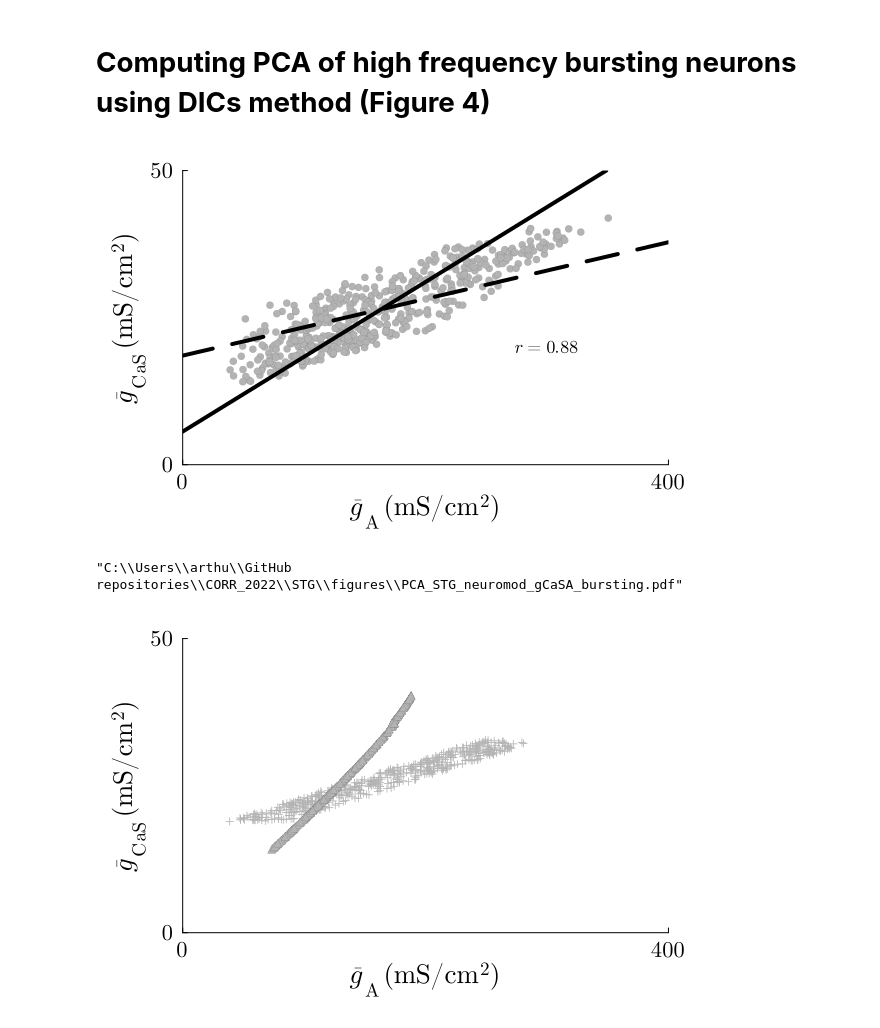
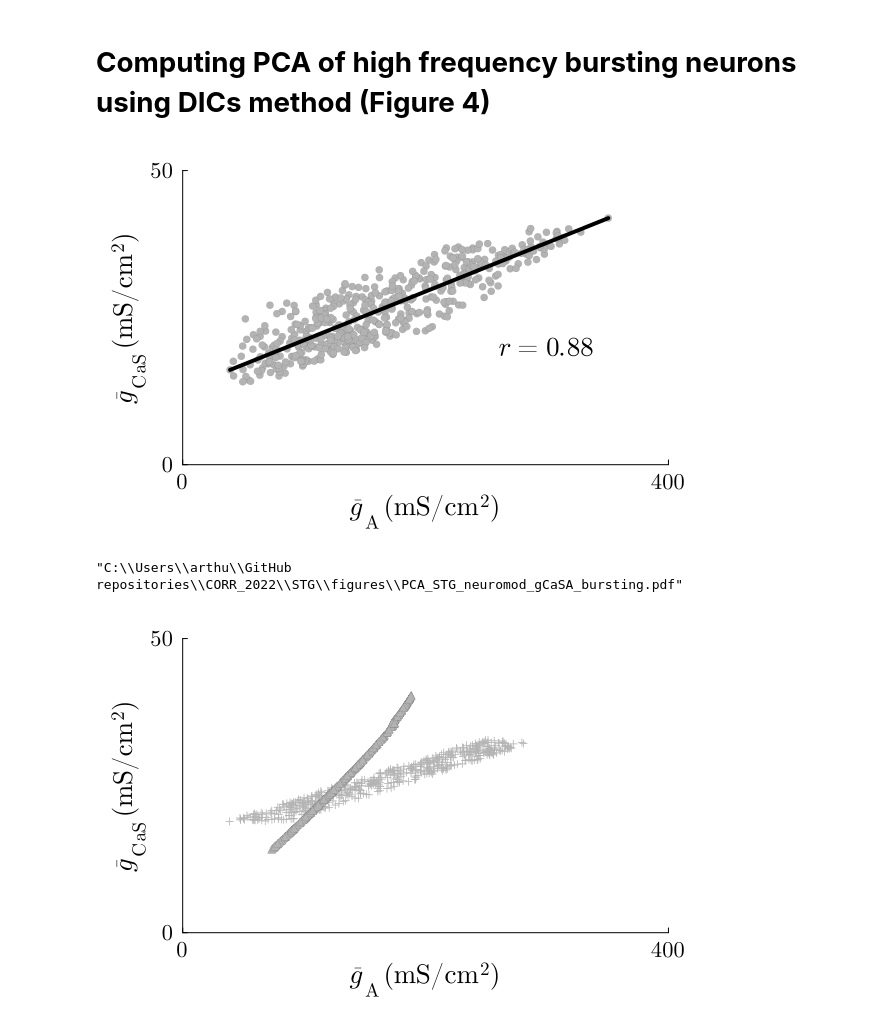
Before and after one commit to arthur-fyon/CORR_2022, a Jupyter notebook: STG/FYON_2022_STG_plots.ipynb, the cells around one changed output. Cells and saved outputs as stored; diff of their text form; code cells hidden in the pictures.

```diff
--- a/STG/FYON_2022_STG_plots.ipynb
+++ b/STG/FYON_2022_STG_plots.ipynb
@@ -1275,34 +1421,39 @@ end
 # %%
 p4a = scatter(g_all_bursting[:, 4], g_all_bursting[:, 3], label="", color=:gray70, grid=false,
               yguidefontsize=18, xguidefontsize=18, legendfontsize=12, margin=5Plots.mm,
               markerstrokewidth=0., yticks=([0, 50], [L"0", L"50"]), tickfontsize=15,
               xticks=([0, 400], [L"0", L"400"]), size=(600, 400))
 s1 = 1000
 s2 = 2000
-plot!([mean_bursting[4] - s1*eig_bursting_plot.vectors[:, nb_channels][4]*eig_bursting_plot.values[nb_channels],
-       mean_bursting[4] + s1*eig_bursting_plot.vectors[:, nb_channels][4]*eig_bursting_plot.values[nb_channels]],
-       [mean_bursting[3] - s1*eig_bursting_plot.vectors[:, nb_channels][3]*eig_bursting_plot.values[nb_channels],
-       mean_bursting[3] + s1*eig_bursting_plot.vectors[:, nb_channels][3]*eig_bursting_plot.values[nb_channels]],
-       arrow=false, color=:black, linewidth=4, label="", linestyle=:solid)
+# plot!([mean_bursting[4] - s1*eig_bursting_plot.vectors[:, nb_channels][4]*eig_bursting_plot.values[nb_channels],
+#        mean_bursting[4] + s1*eig_bursting_plot.vectors[:, nb_channels][4]*eig_bursting_plot.values[nb_channels]],
+#        [mean_bursting[3] - s1*eig_bursting_plot.vectors[:, nb_channels][3]*eig_bursting_plot.values[nb_channels],
+#        mean_bursting[3] + s1*eig_bursting_plot.vectors[:, nb_channels][3]*eig_bursting_plot.values[nb_channels]],
+#        arrow=false, color=:black, linewidth=4, label="", linestyle=:solid)
 
-plot!([mean_bursting[4] - s2*1.5*eig_bursting_plot.vectors[:, nb_channels-1][4]*eig_bursting_plot.values[nb_channels-1],
-       mean_bursting[4] + s2*1.5*eig_bursting_plot.vectors[:, nb_channels-1][4]*eig_bursting_plot.values[nb_channels-1]],
-       [mean_bursting[3] - s2*1.5*eig_bursting_plot.vectors[:, nb_channels-1][3]*eig_bursting_plot.values[nb_channels-1],
-       mean_bursting[3] + s2*1.5*eig_bursting_plot.vectors[:, nb_channels-1][3]*eig_bursting_plot.values[nb_channels-1]],
-       arrow=false, color=:black, linewidth=4, label="", linestyle=:dash)
+# plot!([mean_bursting[4] - s2*1.5*eig_bursting_plot.vectors[:, nb_channels-1][4]*eig_bursting_plot.values[nb_channels-1],
+#        mean_bursting[4] + s2*1.5*eig_bursting_plot.vectors[:, nb_channels-1][4]*eig_bursting_plot.values[nb_channels-1]],
+#        [mean_bursting[3] - s2*1.5*eig_bursting_plot.vectors[:, nb_channels-1][3]*eig_bursting_plot.values[nb_channels-1],
+#        mean_bursting[3] + s2*1.5*eig_bursting_plot.vectors[:, nb_channels-1][3]*eig_bursting_plot.values[nb_channels-1]],
+#        arrow=false, color=:black, linewidth=4, label="", linestyle=:dash)
+
+line_43 = fit(g_all_bursting[:, 4], g_all_bursting[:, 3], 1)
+s0 = minimum(g_all_bursting[:, 4])
+sn = maximum(g_all_bursting[:, 4])
+plot!([s0, sn], [line_43(s0), line_43(sn)], linewidth=4, label="", linecolor="black")
 
 pearson_cor_bursting = cor(g_all_bursting[:, 3], g_all_bursting[:, 4])
 str_pearson_cor_bursting = @sprintf "%.2f" pearson_cor_bursting
-annotate!(300, 20, Plots.text(L"r =  %$str_pearson_cor_bursting", :black, :center, 12))
+annotate!(300, 20, Plots.text(L"r =  %$str_pearson_cor_bursting", :black, :center, 18))
 
 ylabel!(L"\bar{g}_\mathrm{CaS}\,\mathrm{(mS/cm^2)}")
 xlabel!(L"\bar{g}_\mathrm{A}\,\mathrm{(mS/cm^2)}")
 ylims!((0, 50))
 xlims!((0, 400))
 display(p4a)
 savefig(p4a, "./figures/PCA_STG_neuromod_gCaSA_bursting.pdf")
 # %% [output]
-[figure, old version]
+[figure, new version]
 "C:\\Users\\arthu\\GitHub repositories\\CORR_2022\\STG\\figures\\PCA_STG_neuromod_gCaSA_bursting.pdf"
 # %%
 p4b = scatter(g_all_bursting_DIC[:, 4], g_all_bursting_DIC[:, 3], label="",
```
Also changed, not shown: parts of 14 cells of this notebook, 40 other files.
